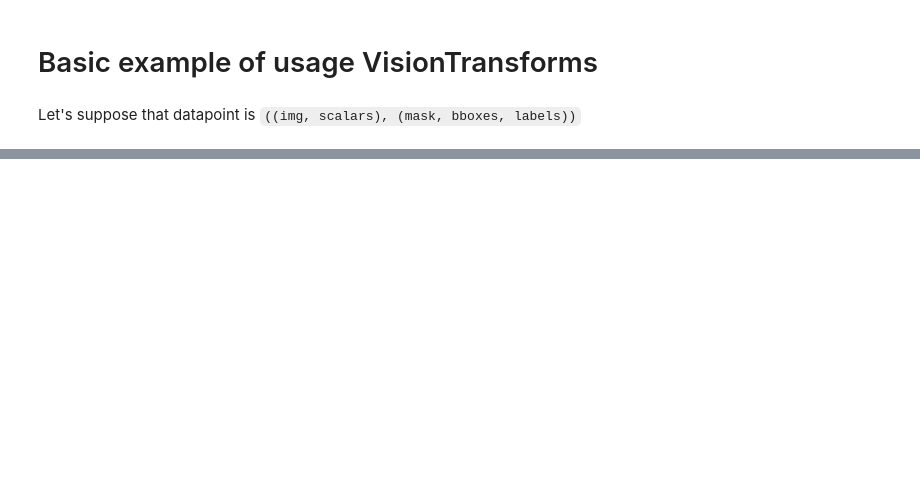
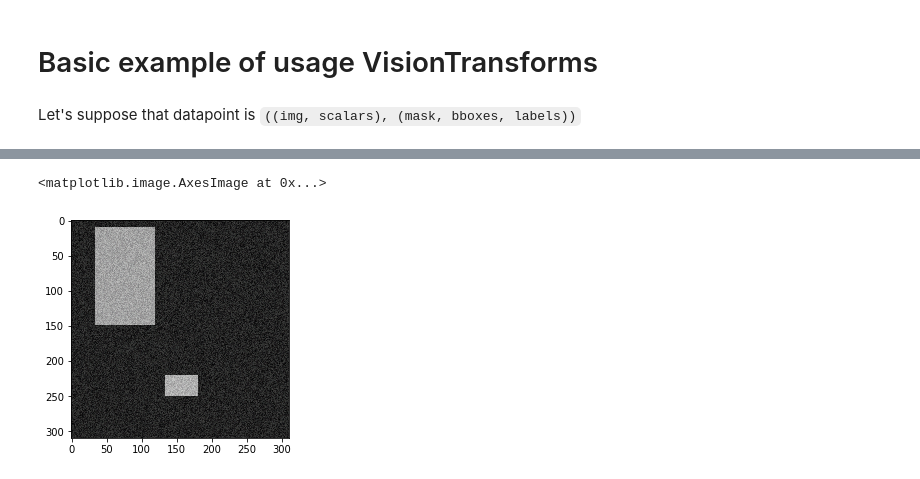
Before and after one commit to vfdev-5/VisionTransforms, a Jupyter notebook: examples/basic.ipynb, the cells around one changed output, grey strips where cells are left out. Drawn from its saved outputs; the diff is of its cells as text; code cells hidden in the pictures; blank space fills up the shorter version.

```diff
--- a/examples/basic.ipynb
+++ b/examples/basic.ipynb
@@ -136,0 +174,15 @@ plt.imshow(rimg)
+# %%
+for a in np.arange(0.0, 1.05, 0.05):
+    pil_res = np.asarray(FPillow.adjust_contrast(pil_img, a))
+    cv_res = Fcv.adjust_contrast(img, a)
+    assert np.allclose(pil_res, cv_res, 1), a
+# %%
+for a in np.arange(0.0, 1.05, 0.05):
+    pil_res = np.asarray(FPillow.adjust_saturation(pil_img, a))
+    cv_res = Fcv.adjust_saturation(img, a)
+    assert np.allclose(pil_res, cv_res, 1), a
+# %%
+for a in np.arange(-0.5, 0.5, 0.01):
+    pil_res = np.asarray(FPillow.adjust_hue(pil_img, a))
+    cv_res = Fcv.adjust_hue(img, a)
+    assert np.allclose(pil_res, cv_res, 1), a
@@ -136,0 +219,19 @@ plt.imshow(rimg)
+# %%
+
+
+np.random.seed(12)
+img = np.random.randint(0, 70, size=(310, 310, 3), dtype=np.uint8)
+img[10:150, 34:120] += 127
+img[220:250, 134:180] += 140
+
+pil_img = Image.fromarray(img)
+for a in np.arange(0.0, 1.05, 0.05):
+    pil_res = np.asarray(FPillow.adjust_saturation(pil_img, a))
+    cv_res = Fcv.adjust_saturation(img, a)
+    # Abs Tolerance : 1 <-> 116 vs 117 pix values
+    assert np.allclose(pil_res, cv_res, atol=2), "Failed for {}".format(a)
+# %%
+plt.imshow(cv_res)
+# %% [output]
+<matplotlib.image.AxesImage at 0x...>
+[figure, added]
```
Also changed, not shown: parts of 15 cells of this notebook, 15 other files.
